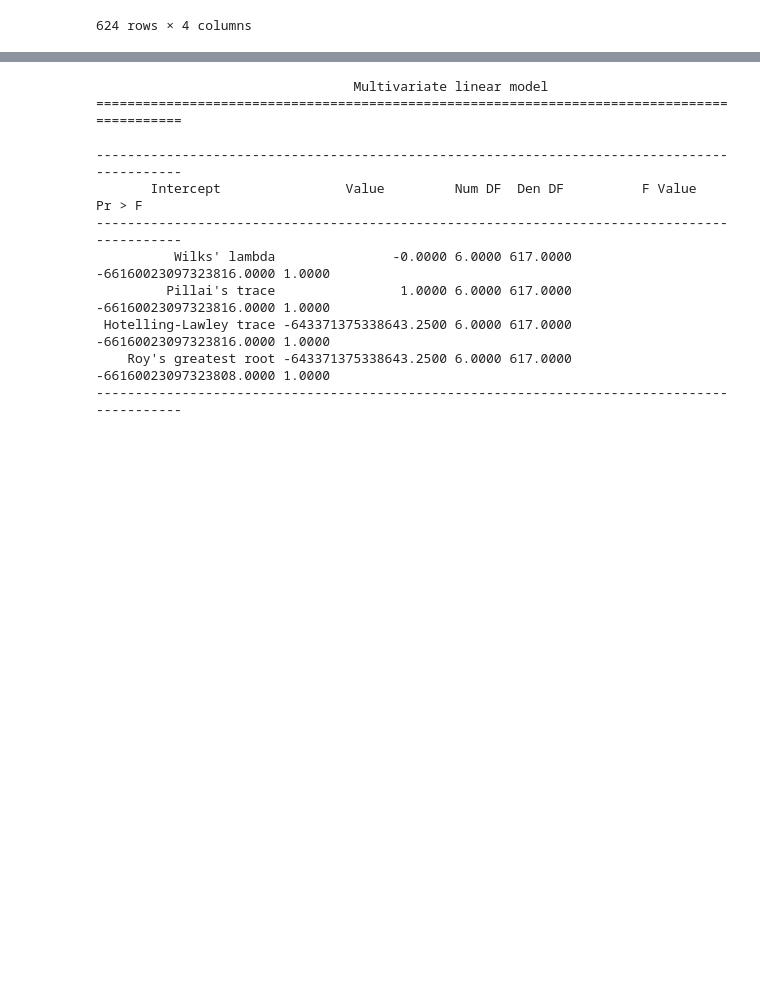
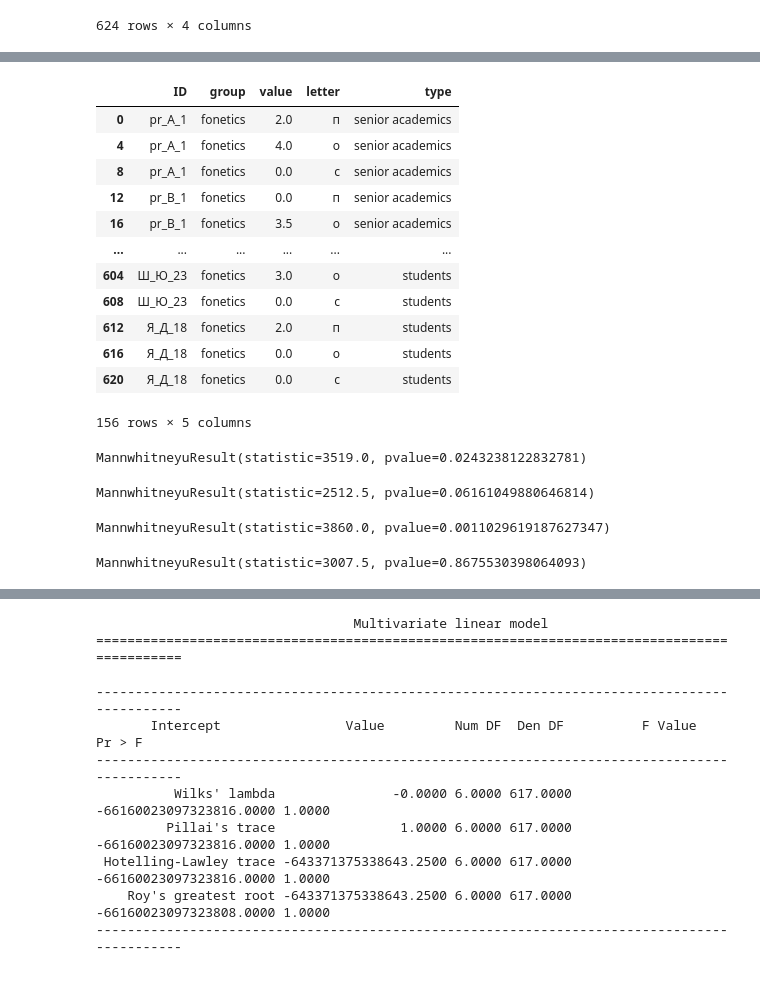
Before and after one commit to Aryunaa/Linguistics, a Jupyter notebook: pos_febr/analysis2.ipynb, the cells around one changed output, grey strips where cells are left out. Cells and saved outputs as stored; diff of their text form; code cells hidden in the pictures; blank space fills up the shorter version.

```diff
--- a/pos_febr/analysis2.ipynb
+++ b/pos_febr/analysis2.ipynb
@@ -1122,3 +1124,6 @@ mean_strats_duration
 | 206 | pr_S_2 | other | 4.666667 | с |
 | 207 | pr_M_5 | other | 5.000000 | с |
 624 rows × 4 columns
+# %%
+sm_ids = mean_deriv_let_p.drop(columns='ID')
+mean_strats_duration_ = mean_strats_duration.merge(sm_ids[['type']], how='outer', left_on='ID', right_on='ID')
@@ -1129 +1270,37 @@ F_onewayResult(statistic=154.37964760850303, pvalue=1.010268551101105e-74)
+# %%
+mean_strats_duration_[mean_strats_duration_['group']=='fonetics']
+# %% [output]
+|  | ID | group | value | letter | type |
+| 0 | pr_A_1 | fonetics | 2.0 | п | senior academics |
+| 4 | pr_A_1 | fonetics | 4.0 | о | senior academics |
+| 8 | pr_A_1 | fonetics | 0.0 | с | senior academics |
+| 12 | pr_B_1 | fonetics | 0.0 | п | senior academics |
+| 16 | pr_B_1 | fonetics | 3.5 | о | senior academics |
+| ... | ... | ... | ... | ... | ... |
+| 604 | Ш_Ю_23 | fonetics | 3.0 | о | students |
+| 608 | Ш_Ю_23 | fonetics | 0.0 | с | students |
+| 612 | Я_Д_18 | fonetics | 2.0 | п | students |
+| 616 | Я_Д_18 | fonetics | 0.0 | о | students |
+| 620 | Я_Д_18 | fonetics | 0.0 | с | students |
+156 rows × 5 columns
+# %%
+mw = mannwhitneyu(*mean_strats_duration_[mean_strats_duration_['group']=='fonetics'].groupby(['type'])['value'].apply(list))
+print(mw)
+# %% [output]
+MannwhitneyuResult(statistic=3519.0, pvalue=0.0243238122832781)
+# %%
+mw = mannwhitneyu(*mean_strats_duration_[mean_strats_duration_['group']=='other'].groupby(['type'])['value'].apply(list))
+print(mw)
+# %% [output]
+MannwhitneyuResult(statistic=2512.5, pvalue=0.06161049880646814)
+# %%
+mw = mannwhitneyu(*mean_strats_duration_[mean_strats_duration_['group']=='lexico-semantic field'].groupby(['type'])['value'].apply(list))
+print(mw)
+# %% [output]
+MannwhitneyuResult(statistic=3860.0, pvalue=0.0011029619187627347)
+# %%
+mw = mannwhitneyu(*mean_strats_duration_[mean_strats_duration_['group']=='derivation'].groupby(['type'])['value'].apply(list))
+print(mw)
+# %% [output]
+MannwhitneyuResult(statistic=3007.5, pvalue=0.8675530398064093)
 # %%
```
Also changed, not shown: parts of 15 cells of this notebook.
